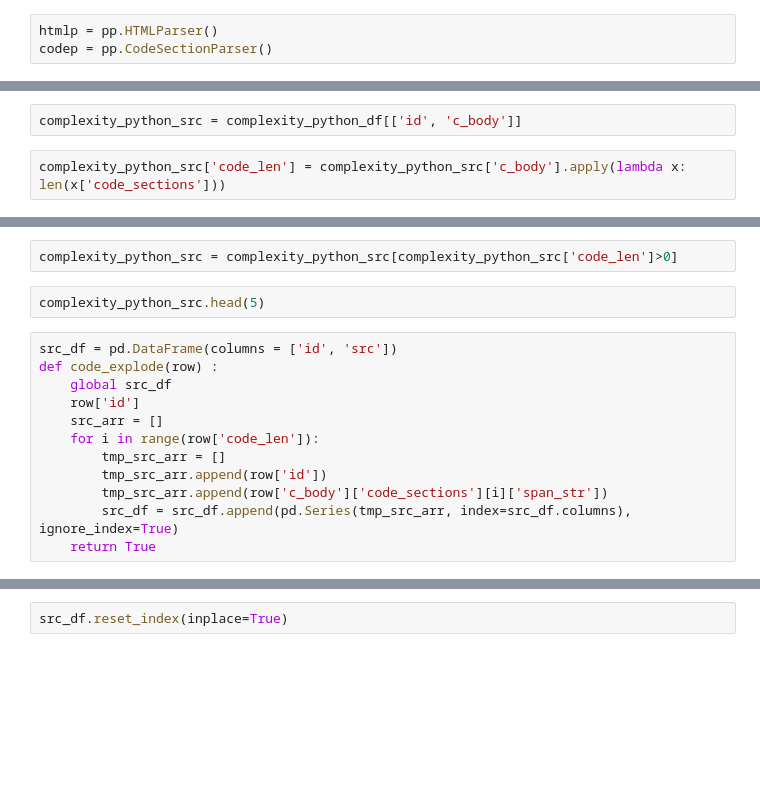
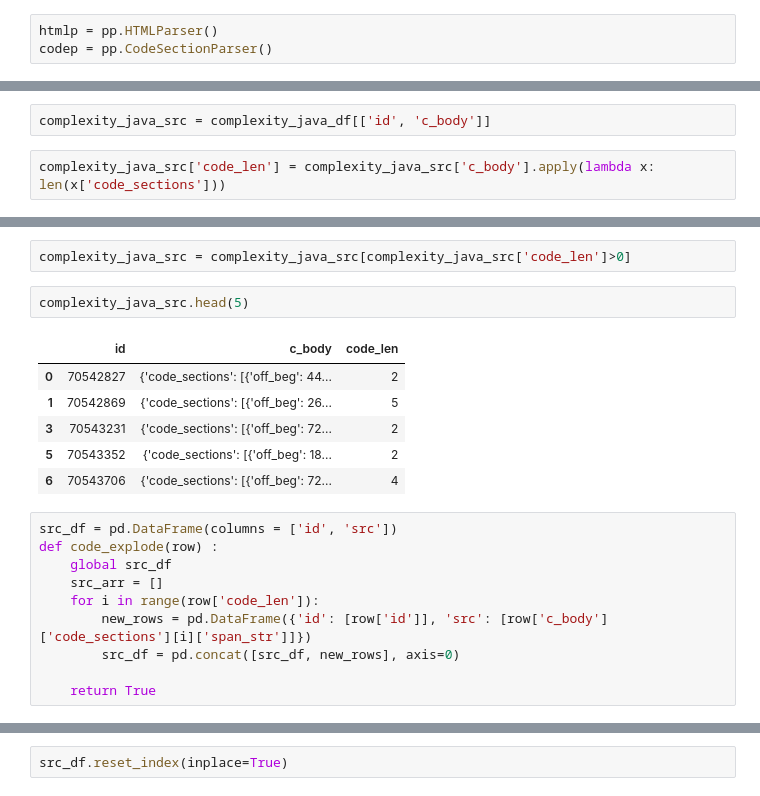
Before and after one commit to boysbeanxious/stackoverflow_src, a Jupyter notebook: complexity/forjava/2_cognitive_complexity_2023.ipynb, the cells around one changed output, grey strips where cells are left out. Drawn from its saved outputs; the diff is of its cells as text; blank space fills up the shorter version.

```diff
--- a/complexity/forjava/2_cognitive_complexity_2023.ipynb
+++ b/complexity/forjava/2_cognitive_complexity_2023.ipynb
@@ -50,4 +84,4 @@ complexity_python_df
 # %%
-complexity_python_src = complexity_python_df[['id', 'c_body']]
+complexity_java_src = complexity_java_df[['id', 'c_body']]
 # %%
-complexity_python_src['code_len'] = complexity_python_src['c_body'].apply(lambda x: len(x['code_sections']))
+complexity_java_src['code_len'] = complexity_java_src['c_body'].apply(lambda x: len(x['code_sections']))
@@ -54,18 +94,23 @@ complexity_python_src['code_len'] = complexity_python_src['c_body'].apply(lambda
-# %%
-complexity_python_src = complexity_python_src[complexity_python_src['code_len']>0]
+# %%
+complexity_java_src = complexity_java_src[complexity_java_src['code_len']>0]
 # %%
-complexity_python_src.head(5)
+complexity_java_src.head(5)
+# %% [output]
+|  | id | c_body | code_len |
+| 0 | 70542827 | {'code_sections': [{'off_beg': 44... | 2 |
+| 1 | 70542869 | {'code_sections': [{'off_beg': 26... | 5 |
+| 3 | 70543231 | {'code_sections': [{'off_beg': 72... | 2 |
+| 5 | 70543352 | {'code_sections': [{'off_beg': 18... | 2 |
+| 6 | 70543706 | {'code_sections': [{'off_beg': 72... | 4 |
 # %%
 src_df = pd.DataFrame(columns = ['id', 'src'])
 def code_explode(row) :
     global src_df
-    row['id']
     src_arr = []
     for i in range(row['code_len']):
-        tmp_src_arr = []
-        tmp_src_arr.append(row['id'])
-        tmp_src_arr.append(row['c_body']['code_sections'][i]['span_str'])
-        src_df = src_df.append(pd.Series(tmp_src_arr, index=src_df.columns), ignore_index=True)
+        new_rows = pd.DataFrame({'id': [row['id']], 'src': [row['c_body']['code_sections'][i]['span_str']]})
+        src_df = pd.concat([src_df, new_rows], axis=0)
+
     return True
 # %%
 # bert_src_ex = bert_src[['q_id', 'q_prep_text']].apply(pd.Series.explode)
```
Also changed, not shown: parts of 42 cells of this notebook, 6 other files.
